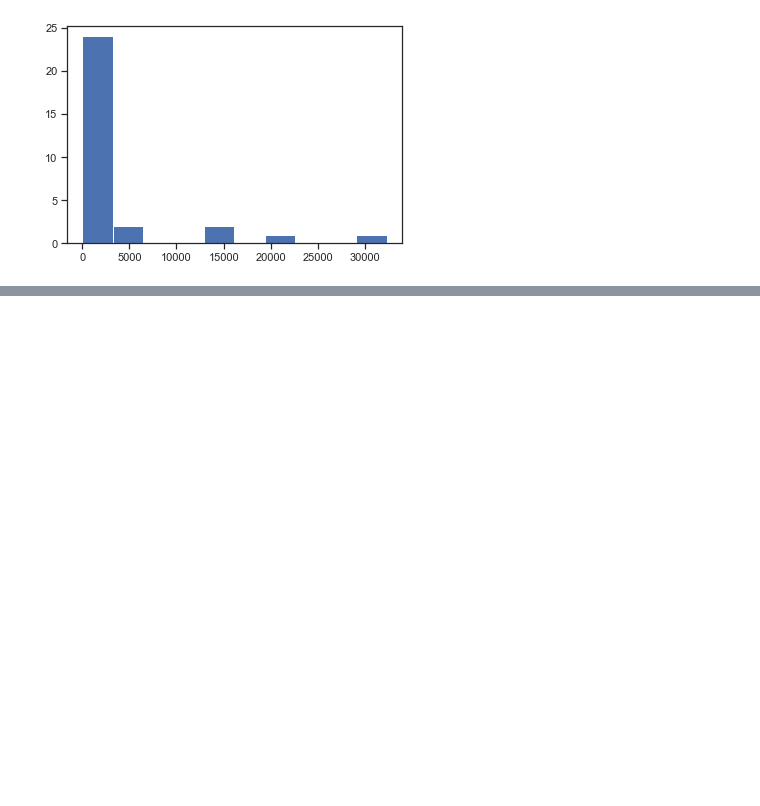
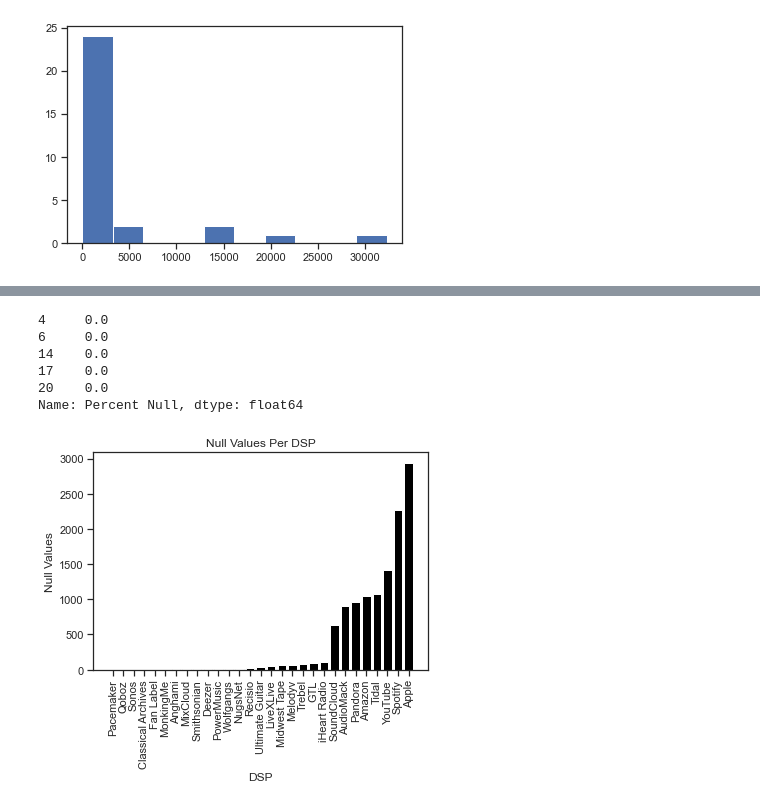
Before and after one commit to LJRollerII/mlc-project-napster, a Jupyter notebook: notebooks/MLC_Project.ipynb, the cells around one changed output, grey strips where cells are left out. Cells and saved outputs as stored; diff of their text form; code cells hidden in the pictures; blank space fills up the shorter version.

Commit message:
Added 2 more graphs

```diff
--- a/notebooks/MLC_Project.ipynb
+++ b/notebooks/MLC_Project.ipynb
@@ -2046,0 +2025,19 @@ plt.show()
+# %%
+mlc_null_percentage['Percent Null'].nsmallest(5)
+# %% [output]
+4     0.0
+6     0.0
+14    0.0
+17    0.0
+20    0.0
+Name: Percent Null, dtype: float64
+# %%
+data = mlc_null_percentage.sort_values('Null Values', inplace = True)
+plt.bar(mlc_null_percentage.DSP,mlc_null_percentage['Null Values'], color='black',data = data)
+plt.title('Null Values Per DSP')
+plt.xlabel('DSP')
+plt.ylabel('Null Values')
+plt.xticks(rotation = 90)
+plt.show()
+# %% [output]
+[figure, added]
```
Also changed, not shown: parts of 87 cells of this notebook.
